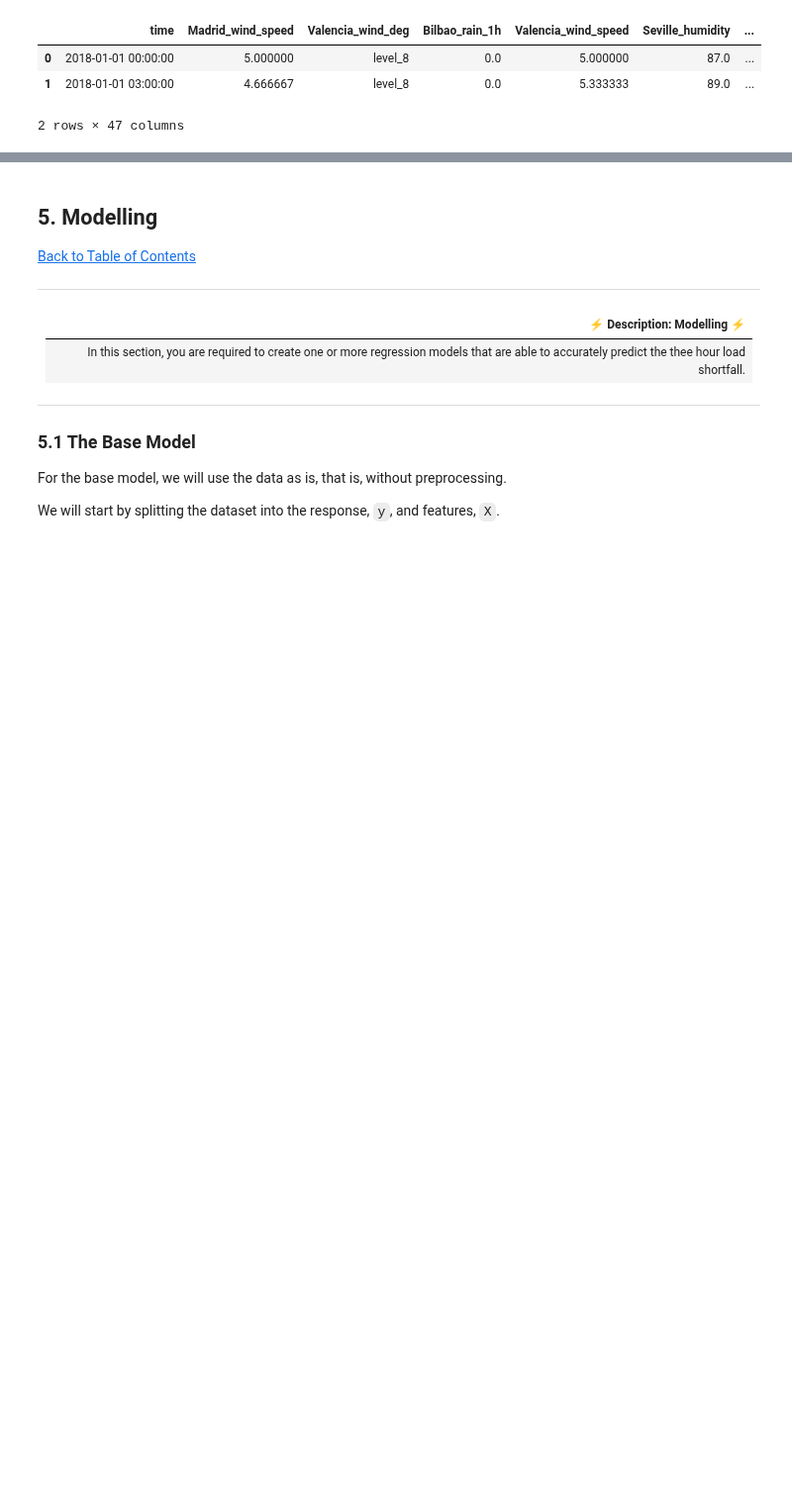
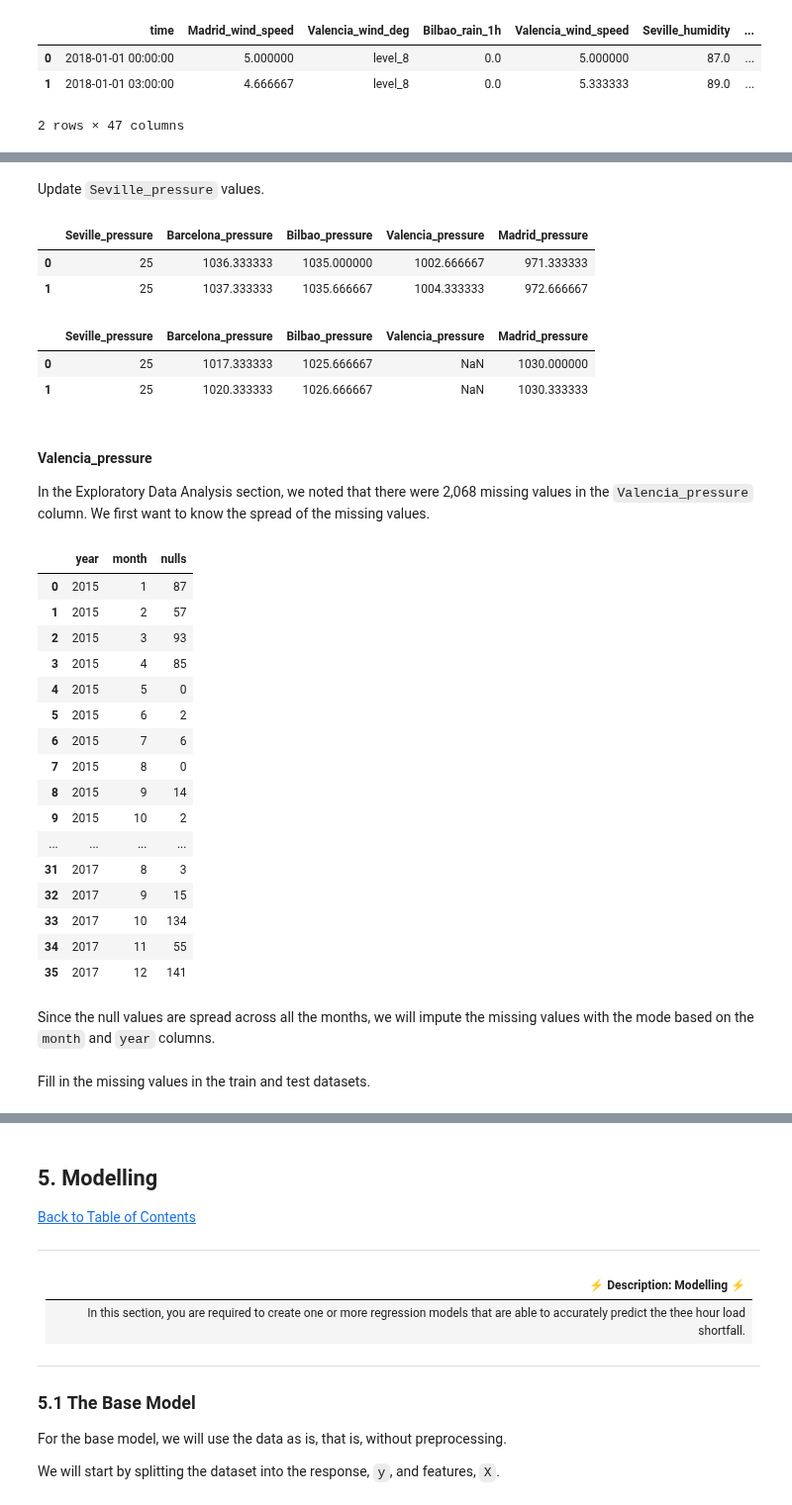
Before and after one commit to Kendo-Shin/Advanced_Regression_Predict-Team-2, a Jupyter notebook: martha-notebook.ipynb, the cells around one changed output, grey strips where cells are left out. Shown at 99% size. Saved outputs shown, nothing was run; the diff lists cells and outputs as text; code cells hidden in the pictures; blank space fills up the shorter version.

Commit message:
Data engineering
new features created, all columns are numeric

```diff
--- a/martha-notebook.ipynb
+++ b/martha-notebook.ipynb
@@ -359,0 +405,11 @@ def process_date(input_df):
+# %%
+# Function to extract level number
+
+def wind_deg_level(input_df):
+    output_df = input_df.copy()
+    for index, row in output_df.iterrows():
+        wind_deg = row['Valencia_wind_deg']
+        level = re.sub(r'\D', '', wind_deg)
+        output_df.at[index, 'Valencia_wind_deg'] = level
+    output_df['Valencia_wind_deg'] = pd.to_numeric(output_df['Valencia_wind_deg'])
+    return output_df
@@ -359,0 +418,5 @@ def process_date(input_df):
+# %%
+# Update in the train set
+
+df_train_Valencia_wind_updated = wind_deg_level(df_train_date_processed)
+df_train_Valencia_wind_updated.head(2)
@@ -359,0 +460,61 @@ def process_date(input_df):
+# %%
+# Function to extract level number
+
+def pressure_level(input_df):
+    output_df = input_df.copy()
+    for index, row in output_df.iterrows():
+        pressure = row['Seville_pressure']
+        level = re.sub(r'\D', '', pressure)
+        output_df.at[index, 'Seville_pressure'] = int(level)
+    output_df['Seville_pressure'] = pd.to_numeric(output_df['Seville_pressure'])
+    return output_df
+# %% [markdown]
+Update `Seville_pressure` values.
+# %%
+# Update in the train set
+
+df_train_Seville_pressure_updated = pressure_level(df_train_Valencia_wind_updated)
+df_train_Seville_pressure_updated[['Seville_pressure', 'Barcelona_pressure', 'Bilbao_pressure', 'Valencia_pressure', 'Madrid_pressure']].head(2)
+# %% [output]
+|  | Seville_pressure | Barcelona_pressure | Bilbao_pressure | Valencia_pressure | Madrid_pressure |
+| 0 | 25 | 1036.333333 | 1035.000000 | 1002.666667 | 971.333333 |
+| 1 | 25 | 1037.333333 | 1035.666667 | 1004.333333 | 972.666667 |
+# %%
+# Update in the test set
+
+df_test_Seville_pressure_updated = pressure_level(df_test_Valencia_wind_updated)
+df_test_Seville_pressure_updated[['Seville_pressure', 'Barcelona_pressure', 'Bilbao_pressure', 'Valencia_pressure', 'Madrid_pressure']].head(2)
+# %% [output]
+|  | Seville_pressure | Barcelona_pressure | Bilbao_pressure | Valencia_pressure | Madrid_pressure |
+| 0 | 25 | 1017.333333 | 1025.666667 | NaN | 1030.000000 |
+| 1 | 25 | 1020.333333 | 1026.666667 | NaN | 1030.333333 |
+# %% [markdown]
+#### Valencia_pressure
+
+In the Exploratory Data Analysis section, we noted that there were 2,068 missing values in the `Valencia_pressure` column. We first want to know the spread of the missing values.
+# %%
+# Group Valencia_pressure missing values by month and year
+
+df_train_valencia_pressure = df_train_Seville_pressure_updated.copy()
+df_valencia_nulls = df_train_valencia_pressure.Valencia_pressure.isnull().groupby([df_train_valencia_pressure['year'],df_train_valencia_pressure['month']]).sum().astype(int).reset_index(name='nulls')
+df_valencia_nulls
+# %% [output]
+|  | year | month | nulls |
+| 0 | 2015 | 1 | 87 |
+| 1 | 2015 | 2 | 57 |
+| 2 | 2015 | 3 | 93 |
+| 3 | 2015 | 4 | 85 |
+| 4 | 2015 | 5 | 0 |
+| 5 | 2015 | 6 | 2 |
+| 6 | 2015 | 7 | 6 |
+| 7 | 2015 | 8 | 0 |
+| 8 | 2015 | 9 | 14 |
+| 9 | 2015 | 10 | 2 |
+| ... | ... | ... | ... |
+| 31 | 2017 | 8 | 3 |
+| 32 | 2017 | 9 | 15 |
+| 33 | 2017 | 10 | 134 |
+| 34 | 2017 | 11 | 55 |
+| 35 | 2017 | 12 | 141 |
+# %% [markdown]
+Since the null values are spread across all the months, we will impute the missing values with the mode based on the `month` and `year` columns.
@@ -359,0 +533,2 @@ def process_date(input_df):
+# %% [markdown]
+Fill in the missing values in the train and test datasets.
```
Also changed, not shown: parts of 25 cells of this notebook.
